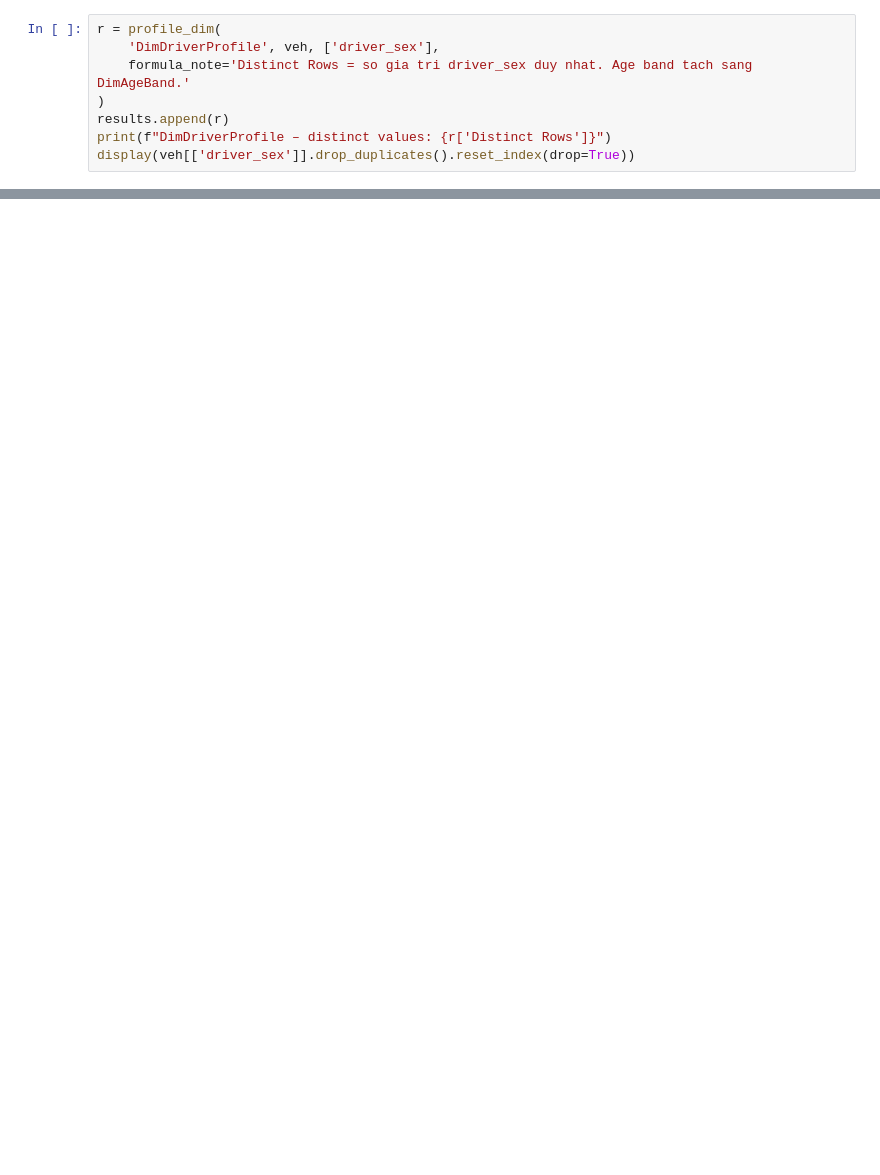
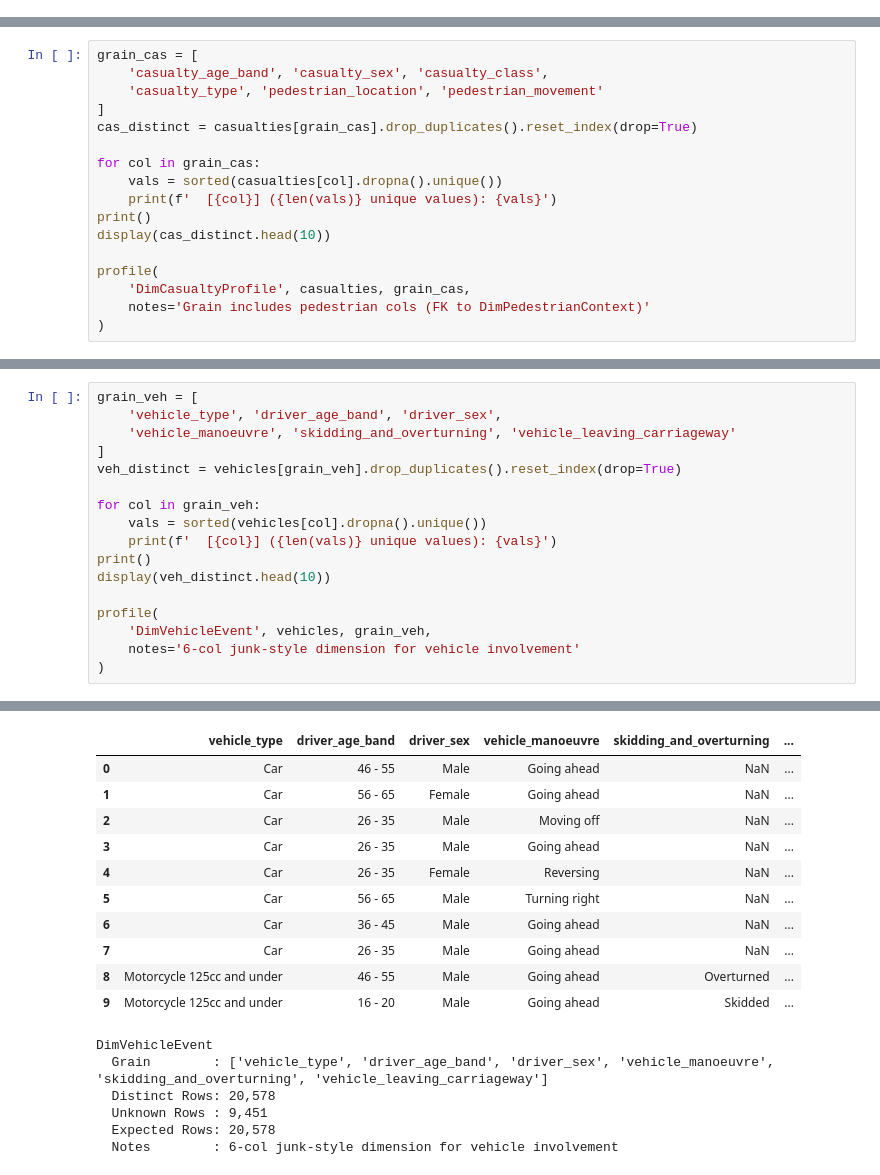
Before and after one commit to Khoa-Huynh-212006/GB-Road-Safety-OLAP, a Jupyter notebook: Data/Profiling/dimension_profiling.ipynb, the cells around one changed output, grey strips where cells are left out. Drawn from its saved outputs; the diff is of its cells as text; blank space fills up the shorter version.

Commit message:
feat: add dimension profiling notebook, excel report, and schema documentation

```diff
--- a/Data/Profiling/dimension_profiling.ipynb
+++ b/Data/Profiling/dimension_profiling.ipynb
@@ -477,8 +0,0 @@ DimVehicleType – distinct values: 19
-# %%
-r = profile_dim(
-    'DimDriverProfile', veh, ['driver_sex'],
-    formula_note='Distinct Rows = so gia tri driver_sex duy nhat. Age band tach sang DimAgeBand.'
-)
-results.append(r)
-print(f"DimDriverProfile – distinct values: {r['Distinct Rows']}")
-display(veh[['driver_sex']].drop_duplicates().reset_index(drop=True))
@@ -732,0 +482,17 @@ Bao cao da xuat: d:\OLAP\Data\Profiling\dimension_profile_report.csv
+# %%
+grain_cas = [
+    'casualty_age_band', 'casualty_sex', 'casualty_class',
+    'casualty_type', 'pedestrian_location', 'pedestrian_movement'
+]
+cas_distinct = casualties[grain_cas].drop_duplicates().reset_index(drop=True)
+
+for col in grain_cas:
+    vals = sorted(casualties[col].dropna().unique())
+    print(f'  [{col}] ({len(vals)} unique values): {vals}')
+print()
+display(cas_distinct.head(10))
+
+profile(
+    'DimCasualtyProfile', casualties, grain_cas,
+    notes='Grain includes pedestrian cols (FK to DimPedestrianContext)'
+)
@@ -732,0 +526,18 @@ Bao cao da xuat: d:\OLAP\Data\Profiling\dimension_profile_report.csv
+# %%
+grain_veh = [
+    'vehicle_type', 'driver_age_band', 'driver_sex',
+    'vehicle_manoeuvre', 'skidding_and_overturning', 'vehicle_leaving_carriageway'
+]
+veh_distinct = vehicles[grain_veh].drop_duplicates().reset_index(drop=True)
+
+for col in grain_veh:
+    vals = sorted(vehicles[col].dropna().unique())
+    print(f'  [{col}] ({len(vals)} unique values): {vals}')
+print()
+display(veh_distinct.head(10))
+
+profile(
+    'DimVehicleEvent', vehicles, grain_veh,
+    notes='6-col junk-style dimension for vehicle involvement'
+)
+# %% [output]
@@ -732,0 +550,17 @@ Bao cao da xuat: d:\OLAP\Data\Profiling\dimension_profile_report.csv
+|  | vehicle_type | driver_age_band | driver_sex | vehicle_manoeuvre | skidding_and_overturning | ... |
+| 0 | Car | 46 - 55 | Male | Going ahead | NaN | ... |
+| 1 | Car | 56 - 65 | Female | Going ahead | NaN | ... |
+| 2 | Car | 26 - 35 | Male | Moving off | NaN | ... |
+| 3 | Car | 26 - 35 | Male | Going ahead | NaN | ... |
+| 4 | Car | 26 - 35 | Female | Reversing | NaN | ... |
+| 5 | Car | 56 - 65 | Male | Turning right | NaN | ... |
+| 6 | Car | 36 - 45 | Male | Going ahead | NaN | ... |
+| 7 | Car | 26 - 35 | Male | Going ahead | NaN | ... |
+| 8 | Motorcycle 125cc and under | 46 - 55 | Male | Going ahead | Overturned | ... |
+| 9 | Motorcycle 125cc and under | 16 - 20 | Male | Going ahead | Skidded | ... |
+DimVehicleEvent
+  Grain        : ['vehicle_type', 'driver_age_band', 'driver_sex', 'vehicle_manoeuvre', 'skidding_and_overturning', 'vehicle_leaving_carriageway']
+  Distinct Rows: 20,578
+  Unknown Rows : 9,451
+  Expected Rows: 20,578
+  Notes        : 6-col junk-style dimension for vehicle involvement
```
Also changed, not shown: parts of 76 cells of this notebook, 6 other files.
